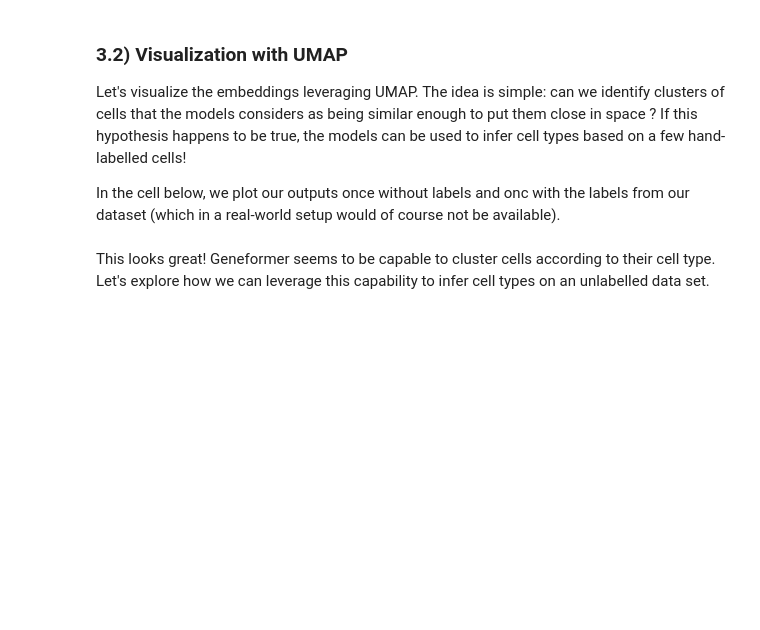
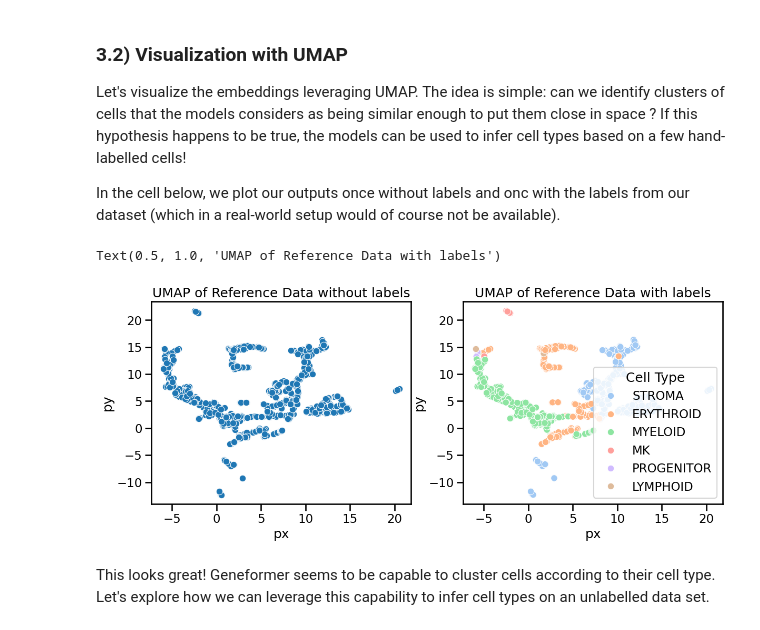
Before and after one commit to helicalAI/helical, a Jupyter notebook: examples/notebooks/Geneformer-vs-UCE.ipynb, the cells around one changed output. Saved outputs shown, nothing was run; the diff lists cells and outputs as text; code cells hidden in the pictures; blank space fills up the shorter version.

```diff
--- a/examples/notebooks/Geneformer-vs-UCE.ipynb
+++ b/examples/notebooks/Geneformer-vs-UCE.ipynb
@@ -89 +68,3 @@ else:
+# %%
+hf_dataset = load_dataset("helical-ai/yolksac_human", trust_remote_code=True, download_mode="reuse_cache_if_exists")
 # %% [markdown]
@@ -108,3 +72,9 @@ X_test = ann_data[test_indices]
+# %%
+# Shuffle the dataset.
+# Seed used for reproducibility
+hf_dataset.shuffle(seed=42)
+X_train = get_anndata_from_hf_dataset(hf_dataset["train"])[:1000]
+X_test = get_anndata_from_hf_dataset(hf_dataset["test"])[:100]
 # %% [markdown]
 ## 3) Zero Shot prediction with Geneformer
 # %% [markdown]
@@ -113,14 +83,14 @@ X_test = ann_data[test_indices]
 The first time you execute the cell below, the model weights will be downloaded automatically, this could take a few seconds:
 # %%
 device = "cuda" if torch.cuda.is_available() else "cpu"
-model_config = GeneformerConfig(batch_size=5,device=device)
+model_config = GeneformerConfig(batch_size=10,device=device)
 geneformer = Geneformer(configurer=model_config)
 # %%
 # The "process_data"-function from the Helical package pre-processes the data.
 # It takes AnnData as an input.
 # More information in our documentation
-train_dataset = geneformer.process_data(X_train, nproc=1, gene_names="gene_symbols")
-test_dataset = geneformer.process_data(X_test, nproc=1, gene_names="gene_symbols")
+train_dataset = geneformer.process_data(X_train, nproc=1, gene_names="gene_name")
+test_dataset = geneformer.process_data(X_test, nproc=1, gene_names="gene_name")
 # %%
 ref_embeddings = geneformer.get_embeddings(train_dataset)
 test_embeddings = geneformer.get_embeddings(test_dataset)
@@ -132,22 +102,25 @@ In the cell below, we plot our outputs once without labels and onc with the labe
 # %%
 reducer = umap.UMAP(min_dist=0.2, n_components=2, n_epochs=None,n_neighbors=3)
 mapper = reducer.fit(ref_embeddings)
 
 plot_df = pd.DataFrame(mapper.embedding_,columns=['px','py'])
-labels = X_train.obs['cell_type']
+labels = X_train.obs['LVL1']
 plot_df['Cell Type'] = labels.values
 
 
 # Create a matplotlib figure and axes
 fig, axs = plt.subplots(nrows=1, ncols=2, figsize=(14, 5))
 
 #plt.style.use("dark_background")
 
 sns.scatterplot(data = plot_df,x='px',y='py',sizes=(50,200),ax=axs[0],palette="pastel")
 axs[0].set_title('UMAP of Reference Data without labels')
 
 sns.scatterplot(data = plot_df,x='px',y='py',hue='Cell Type',sizes=(50,200),ax=axs[1],palette="pastel")
 axs[1].set_title('UMAP of Reference Data with labels')
+# %% [output]
+Text(0.5, 1.0, 'UMAP of Reference Data with labels')
+[figure, added]
 # %% [markdown]
 This looks great! Geneformer seems to be capable to cluster cells according to their cell type. Let's explore how we can leverage this capability to infer cell types on an unlabelled data set.
 # %% [markdown]
```
Also changed, not shown: parts of 20 cells of this notebook, 13 other files.
